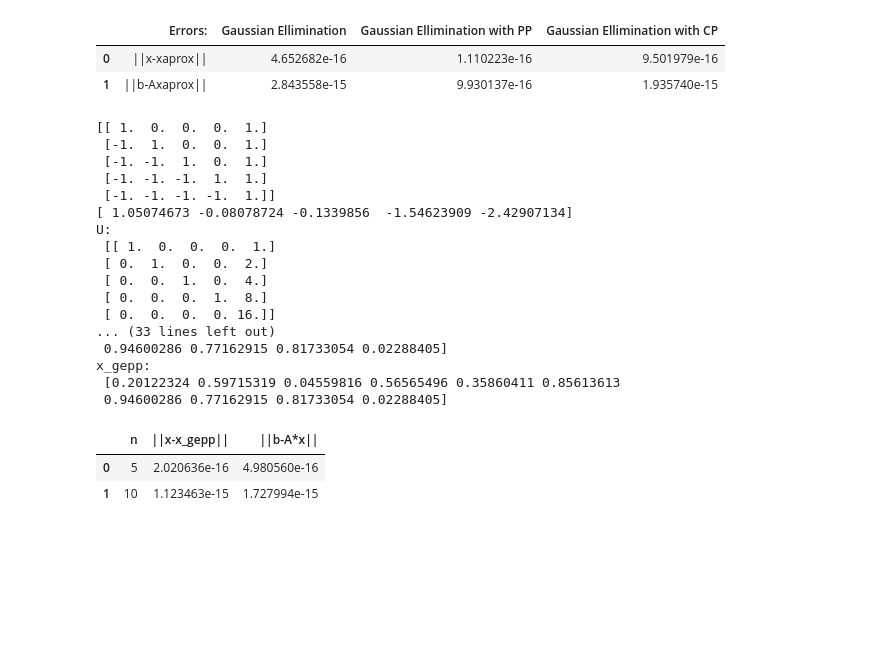
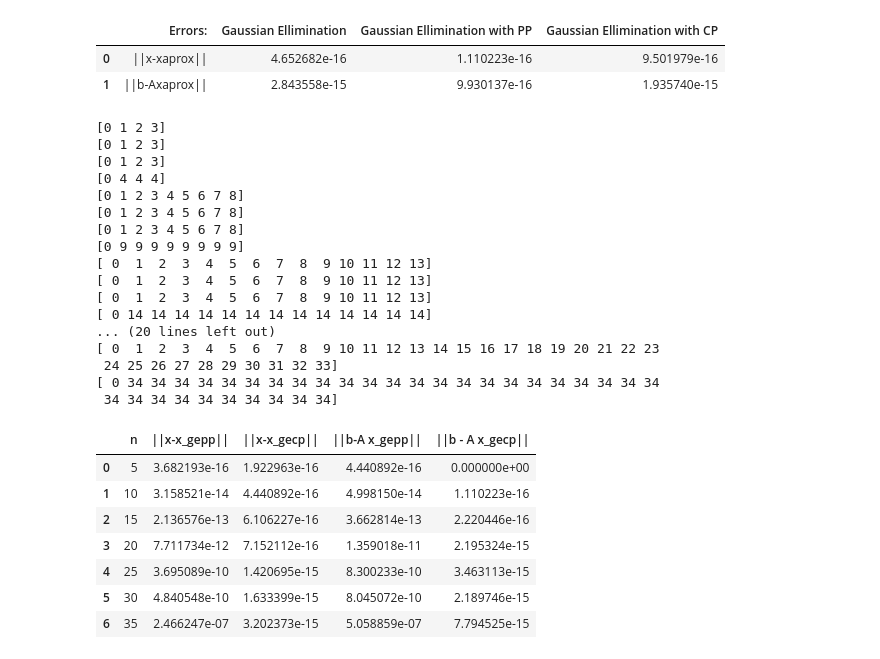
Before and after one commit to ManuelSanchezUribe/IMT2111-ALN, a Jupyter notebook: Clases/Capitulo1_Eliminacion_Gaussiana.ipynb, the cells around one changed output. Drawn from its saved outputs; the diff is of its cells as text; code cells hidden in the pictures; blank space fills up the shorter version.

```diff
--- a/Clases/Capitulo1_Eliminacion_Gaussiana.ipynb
+++ b/Clases/Capitulo1_Eliminacion_Gaussiana.ipynb
@@ -246,8 +222,13 @@ b = \begin{bmatrix}
 # %%
 A = np.array([[1,3,4,1],[2,1,5,1],[3,1,6,1],[6,2,3,2]],dtype=np.float64)
-b = np.array([-1,2,3,6],dtype=np.float64)
+x = np.array([1, 0, -1,1])
+b = np.array([-2,-2,-2,5],dtype=np.float64)
 # %%
-x = Eliminacion_Gaussiana(A,b)
-# x= np.array([1,-1,0,1])
-print(x)
+x_GE   = Eliminacion_Gaussiana(A,b)
+x_GEPP = Eliminacion_Gaussiana(A,b, pivoteo='parcial')
+x_GECP = Eliminacion_Gaussiana(A,b, pivoteo='completo')
+print("x_GE   : ", x_GE)
+print("x_GEPP : ", x_GEPP)
+print("x_GECP : ", x_GECP)
+print("x      : ", np.linalg.solve(A,b))
 # %% [output]
@@ -391,7 +386,7 @@ para esta matriz de $n\times n$, con $n=5$, el factor de crecimiento es $\rho =
 
 Un factor de crecimiento de orden $2^{n}$ corresponde a una perdida del orden de $n$ bits de precision, lo cual es catastrofico para computaciones practicas. Como un computador standard representa numeros de punto flotante con solo 64 bits, con matries de dimensiones en cientos y miles en dimension perder m bits de precision es intolerable.
 # %%
-n = 5
+n = 4
 A_wc = -np.tril(np.ones((n,n)),-1)+np.eye(n)
 A_wc[:,-1] = np.ones(n)
 A_wc
@@ -536,48 +532,51 @@ df
 | 0 | ||x-xaprox|| | 4.652682e-16 | 1.110223e-16 | 9.501979e-16 |
 | 1 | ||b-Axaprox|| | 2.843558e-15 | 9.930137e-16 | 1.935740e-15 |
 # %%
-e1 = []; e2 = []
-N = [5*i for i in range(1,3)]
+e1 = []; e2 = []; e3 = []; e4 = []
+N = [5*i for i in range(1,8)]
 for nn in N:
     A_wc = -np.tril(np.ones((nn,nn)),-1)+np.eye(nn)
     A_wc[:,-1] = np.ones(nn)
-    print(A_wc)
-#     stop
-#     x = np.ones(nn)
-
     x = np.random.rand(nn);
     b = A_wc.dot(x)
 
-    x_gepp = Eliminacion_Gaussiana(A_wc,b, pivoteo='parcial')
-    print("x     :\n", x)
-    print("x_gepp:\n", x_gepp)
+    x_gepp = Eliminacion_Gaussiana(A_wc, b, pivoteo='parcial')
+    x_gecp = Eliminacion_Gaussiana(A_wc, b, pivoteo='completo')
+
     e1.append(np.linalg.norm(x-x_gepp))
-    e2.append(np.linalg.norm(b-A_wc.dot(x_gepp)))
+    e2.append(np.linalg.norm(x-x_gecp))
+    e3.append(np.linalg.norm(b-A_wc.dot(x_gepp)))
+    e4.append(np.linalg.norm(b-A_wc.dot(x_gecp)))
 
-dferror = {'n':N, '||x-x_gepp||':e1, '||b-A*x||':e2}
+dferror = {'n':N, '||x-x_gepp||':e1, '||x-x_gecp||':e2, '||b-A x_gepp||':e3, '||b - A x_gecp||':e4}
 df = pd.DataFrame(data=dferror)
 df
 # %% [output]
-[[ 1.  0.  0.  0.  1.]
- [-1.  1.  0.  0.  1.]
- [-1. -1.  1.  0.  1.]
- [-1. -1. -1.  1.  1.]
- [-1. -1. -1. -1.  1.]]
-[ 1.05074673 -0.08078724 -0.1339856  -1.54623909 -2.42907134]
-U:
- [[ 1.  0.  0.  0.  1.]
- [ 0.  1.  0.  0.  2.]
- [ 0.  0.  1.  0.  4.]
- [ 0.  0.  0.  1.  8.]
- [ 0.  0.  0.  0. 16.]]
-... (33 lines left out)
- 0.94600286 0.77162915 0.81733054 0.02288405]
-x_gepp:
- [0.20122324 0.59715319 0.04559816 0.56565496 0.35860411 0.85613613
- 0.94600286 0.77162915 0.81733054 0.02288405]
+[0 1 2 3]
+[0 1 2 3]
+[0 1 2 3]
+[0 4 4 4]
+[0 1 2 3 4 5 6 7 8]
+[0 1 2 3 4 5 6 7 8]
+[0 1 2 3 4 5 6 7 8]
+[0 9 9 9 9 9 9 9 9]
+[ 0  1  2  3  4  5  6  7  8  9 10 11 12 13]
+[ 0  1  2  3  4  5  6  7  8  9 10 11 12 13]
+[ 0  1  2  3  4  5  6  7  8  9 10 11 12 13]
+[ 0 14 14 14 14 14 14 14 14 14 14 14 14 14]
+... (20 lines left out)
+[ 0  1  2  3  4  5  6  7  8  9 10 11 12 13 14 15 16 17 18 19 20 21 22 23
+ 24 25 26 27 28 29 30 31 32 33]
+[ 0 34 34 34 34 34 34 34 34 34 34 34 34 34 34 34 34 34 34 34 34 34 34 34
+ 34 34 34 34 34 34 34 34 34 34]
-|  | n | ||x-x_gepp|| | ||b-A*x|| |
-| 0 | 5 | 2.020636e-16 | 4.980560e-16 |
-| 1 | 10 | 1.123463e-15 | 1.727994e-15 |
+|  | n | ||x-x_gepp|| | ||x-x_gecp|| | ||b-A x_gepp|| | ||b - A x_gecp|| |
+| 0 | 5 | 3.682193e-16 | 1.922963e-16 | 4.440892e-16 | 0.000000e+00 |
+| 1 | 10 | 3.158521e-14 | 4.440892e-16 | 4.998150e-14 | 1.110223e-16 |
+| 2 | 15 | 2.136576e-13 | 6.106227e-16 | 3.662814e-13 | 2.220446e-16 |
+| 3 | 20 | 7.711734e-12 | 7.152112e-16 | 1.359018e-11 | 2.195324e-15 |
+| 4 | 25 | 3.695089e-10 | 1.420695e-15 | 8.300233e-10 | 3.463113e-15 |
+| 5 | 30 | 4.840548e-10 | 1.633399e-15 | 8.045072e-10 | 2.189746e-15 |
+| 6 | 35 | 2.466247e-07 | 3.202373e-15 | 5.058859e-07 | 7.794525e-15 |
 # %%
 e1 = []; e2 = []
 N = [5*i for i in range(1,3)]
```
Also changed, not shown: parts of 20 cells of this notebook.
